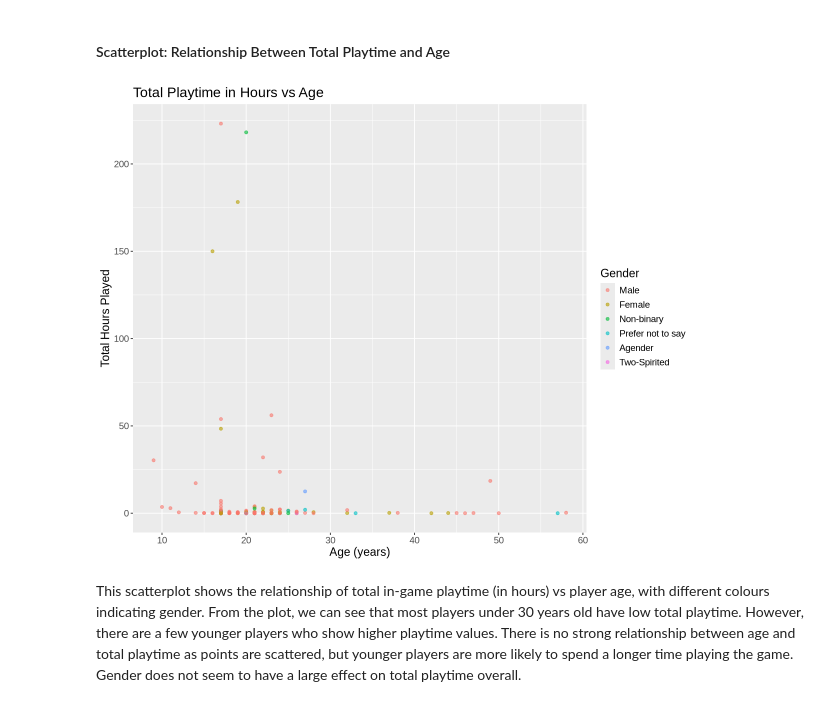
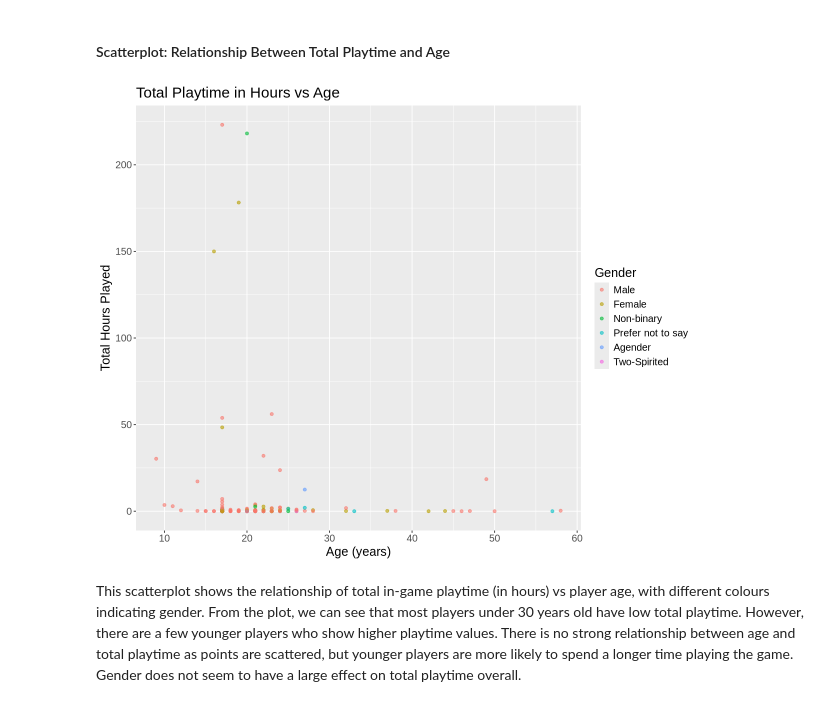
Before and after one commit to ariielz/individual_planning, a Jupyter notebook: Individual planning.ipynb, the cells around one changed output. Saved outputs shown, nothing was run; the diff lists cells and outputs as text; code cells hidden in the pictures.

```diff
--- a/Individual planning.ipynb
+++ b/Individual planning.ipynb
@@ -133,16 +134,16 @@ A tibble: 1 × 2
 # %%
 options(repr.plot.width = 10, repr.plot.height = 8)
 age_play_time_plot <- players_tidy |>
             ggplot(aes(x = Age, y = played_hours, color = gender)) +
             geom_point(alpha = 0.6) +
             labs(x = "Age (years)",
                  y = "Total Hours Played",
                  color = "Gender",
                  title = "Total Playtime in Hours vs Age")+
-            theme(text = element_text(size = 14))
+            theme(text = element_text(size = 15))
 age_play_time_plot
 # %% [output]
-[figure, old version]
+[figure, new version]
 # %% [markdown]
 This scatterplot shows the relationship of total in-game playtime (in hours) vs player age, with different colours indicating gender. From the plot, we can see that most players under 30 years old have low total playtime. However, there are a few younger players who show higher playtime values. There is no strong relationship between age and total playtime as points are scattered, but younger players are more likely to spend a longer time playing the game. Gender does not seem to have a large effect on total playtime overall.
 # %% [markdown]
```
Also changed, not shown: parts of 7 cells of this notebook.
